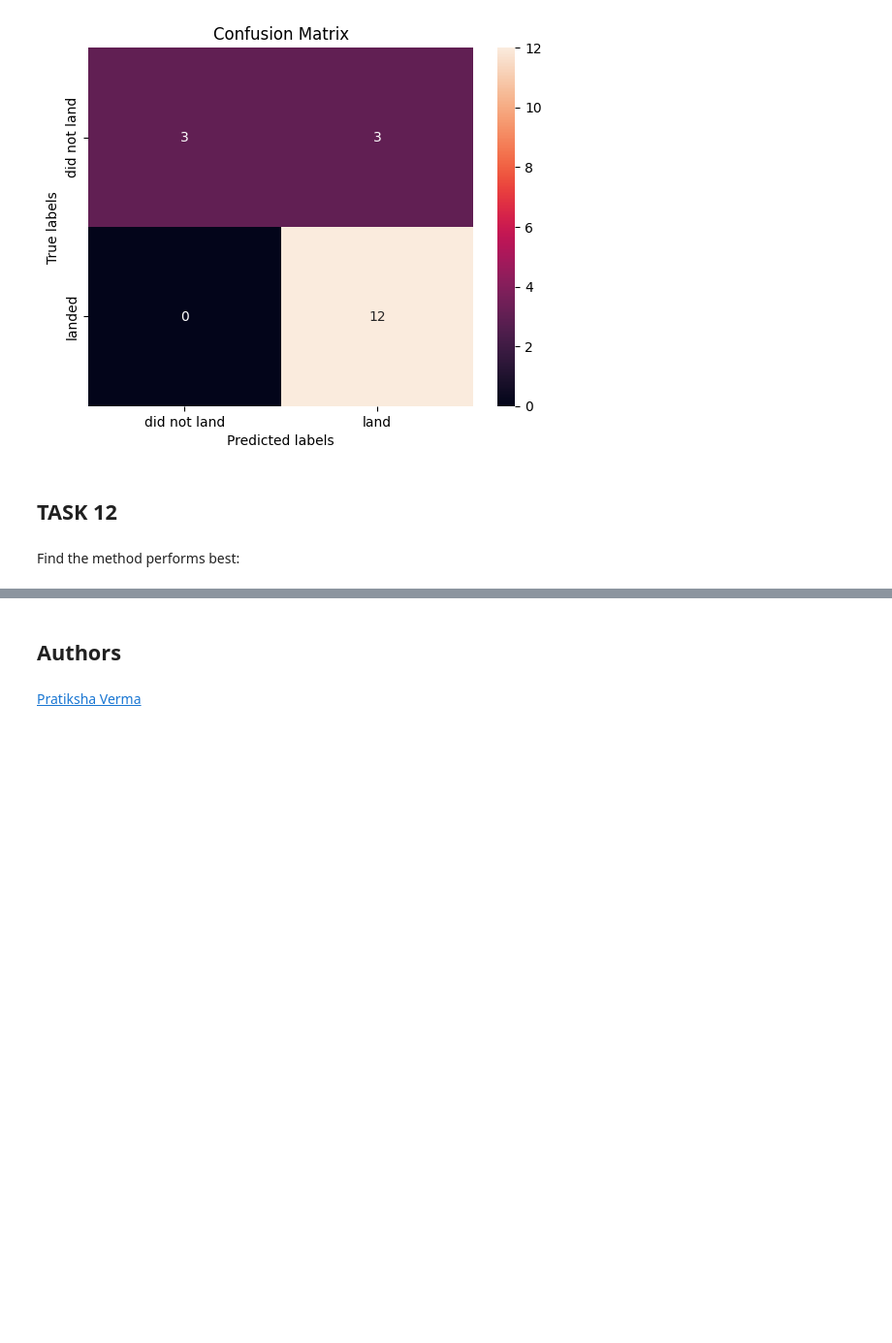
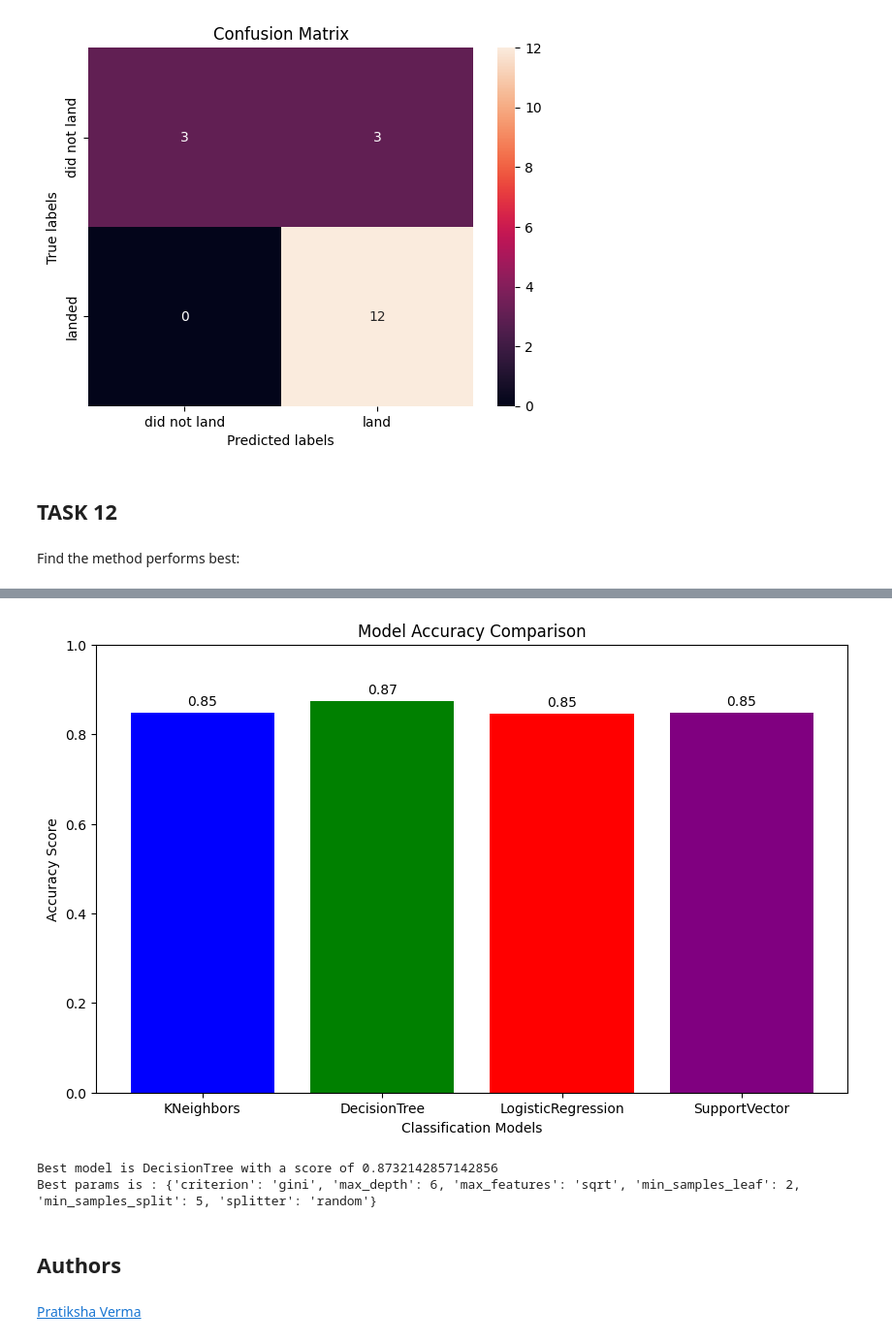
Before and after one commit to szphunt/-IBM-Data-Science-Capstone-SpaceX, a Jupyter notebook: 07. SpaceX_Machine Learning Prediction.ipynb, the cells around one changed output, grey strips where cells are left out. Shown at 97% size. Drawn from its saved outputs; the diff is of its cells as text; code cells hidden in the pictures; blank space fills up the shorter version.

```diff
--- a/07. SpaceX_Machine Learning Prediction.ipynb
+++ b/07. SpaceX_Machine Learning Prediction.ipynb
@@ -288,12 +306,23 @@ plot_confusion_matrix(Y_test,yhat)
 # %% [markdown]
 Create a k nearest neighbors object then  create a  <code>GridSearchCV</code> object  <code>knn_cv</code> with cv = 10.  Fit the object to find the best parameters from the dictionary <code>parameters</code>.
 # %%
-parameters = {'n_neighbors': [1, 2, 3, 4, 5, 6, 7, 8, 9, 10],
+# define hyperparameters to tune
+parameters_knn = {'n_neighbors': [1, 2, 3, 4, 5, 6, 7, 8, 9, 10],
               'algorithm': ['auto', 'ball_tree', 'kd_tree', 'brute'],
               'p': [1,2]}
 
-KNN = KNeighborsClassifier()
-knn_cv = GridSearchCV(estimator=KNN, cv=10, param_grid=parameters).fit(X_train, Y_train)
+# define the model
+knn = KNeighborsClassifier()
+
+# define the grid search object
+grid_search_knn = GridSearchCV(
+    estimator = knn,
+    param_grid = parameters_knn,
+    scoring = 'accuracy',
+    cv = 10
+)
+# execute search
+knn_cv = grid_search_knn.fit(X_train, Y_train)
 # %%
 print("tuned hpyerparameters :(best parameters) ",knn_cv.best_params_)
 print("accuracy :",knn_cv.best_score_)
@@ -341,3 +352,39 @@ ML_df
+# %%
+models = {
+    'KNeighbors': knn_cv.best_score_,
+    'DecisionTree': tree_cv.best_score_,
+    'LogisticRegression': logreg_cv.best_score_,
+    'SupportVector': svm_cv.best_score_
+}
+
+# Plotting the bar chart
+plt.figure(figsize=(10, 6))
+plt.bar(models.keys(), models.values(), color=['blue', 'green', 'red', 'purple'])
+plt.xlabel('Classification Models')
+plt.ylabel('Accuracy Score')
+plt.title('Model Accuracy Comparison')
+plt.ylim(0, 1)  # assuming accuracy scores are between 0 and 1
+for i, (model, score) in enumerate(models.items()):
+    plt.text(i, score + 0.01, f'{score:.2f}', ha='center', va='bottom')
+
+plt.show()
+
+# Identifying the best model and printing its details
+bestalgorithm = max(models, key=models.get)
+print('Best model is', bestalgorithm, 'with a score of', models[bestalgorithm])
+
+if bestalgorithm == 'DecisionTree':
+    print('Best params is :', tree_cv.best_params_)
+if bestalgorithm == 'KNeighbors':
+    print('Best params is :', knn_cv.best_params_)
+if bestalgorithm == 'LogisticRegression':
+    print('Best params is :', logreg_cv.best_params_)
+if bestalgorithm == 'SupportVector':
+    print('Best params is :', svm_cv.best_params_)
+# %% [output]
+[figure, added]
+Best model is DecisionTree with a score of 0.8732142857142856
+Best params is : {'criterion': 'gini', 'max_depth': 6, 'max_features': 'sqrt', 'min_samples_leaf': 2, 'min_samples_split': 5, 'splitter': 'random'}
 # %% [markdown]
 ## Authors
 # %% [markdown]
```
Also changed, not shown: parts of 6 cells of this notebook.
